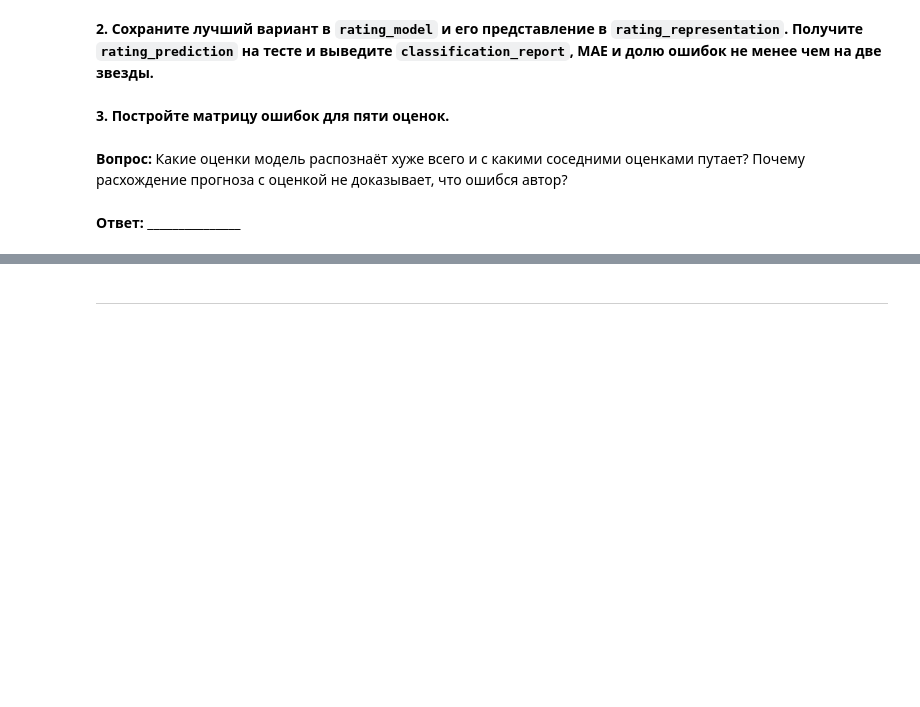
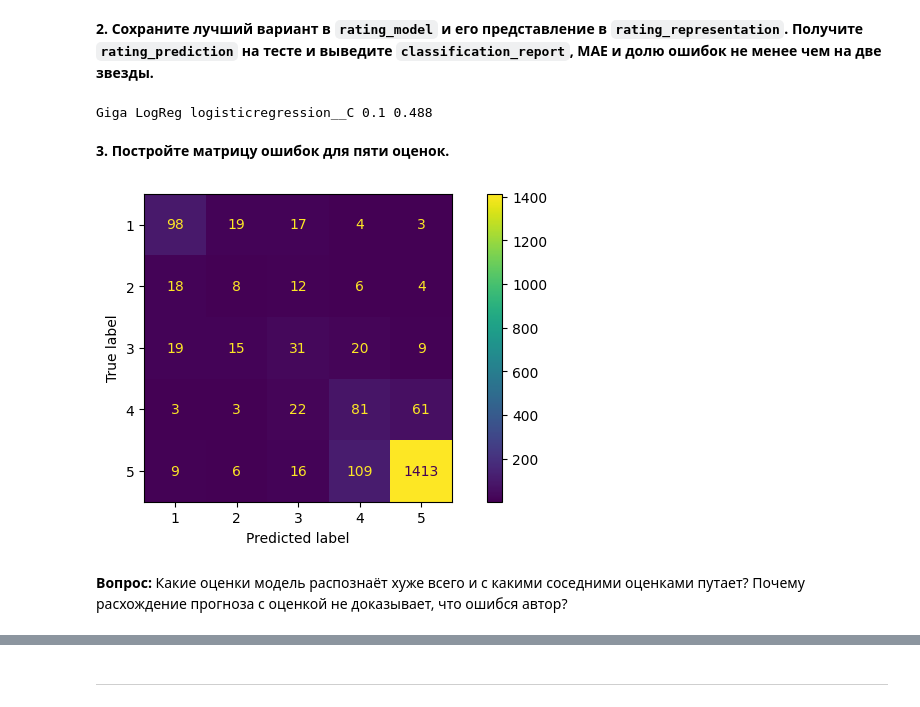
Before and after one commit to DinRazar/data-data, a Jupyter notebook: Работа 3.ipynb, the cells around one changed output, grey strips where cells are left out. Cells and saved outputs as stored; diff of their text form; code cells hidden in the pictures; blank space fills up the shorter version.

```diff
--- a/Работа 3.ipynb
+++ b/Работа 3.ipynb
@@ -816,0 +848,7 @@ print('Пригодных отзывов:', len(rating_df))  # Объём пос
+# %%
+rating_sample, _ = train_test_split(rating_df, train_size=10000,
+                                    stratify=rating_df.rating, random_state=SEED)
+print('Доли в rating_df:')
+print(rating_df.rating.value_counts(normalize=True).sort_index())
+print('\nДоли в rating_sample:')
+print(rating_sample.rating.value_counts(normalize=True).sort_index())
@@ -959,2 +1103,9 @@ show(rating_tuning_table.round(3))  # Результаты подбора.
+# %%
+best_r = rating_tuning_table.iloc[0]
+rating_model = rating_candidates[(best_r.representation, best_r.model, best_r.value)]
+rating_representation = best_r.representation
+print(best_r.representation, best_r.model, best_r.parameter, best_r.value, round(best_r.macro_f1, 3))
+# %% [output]
+Giga LogReg logisticregression__C 0.1 0.488
 # %% [markdown]
 **3. Постройте матрицу ошибок для пяти оценок.**
@@ -963,4 +1112,7 @@ show(rating_tuning_table.round(3))  # Результаты подбора.
+# %%
+ConfusionMatrixDisplay.from_predictions(rating_test.rating, rating_prediction)
+plt.show()
+# %% [output]
+[figure, added]
 # %% [markdown]
 **Вопрос:** Какие оценки модель распознаёт хуже всего и с какими соседними оценками путает? Почему расхождение прогноза с оценкой не доказывает, что ошибся автор?
-# %% [markdown]
-**Ответ:** _______________
```
Also changed, not shown: parts of 45 cells of this notebook.
